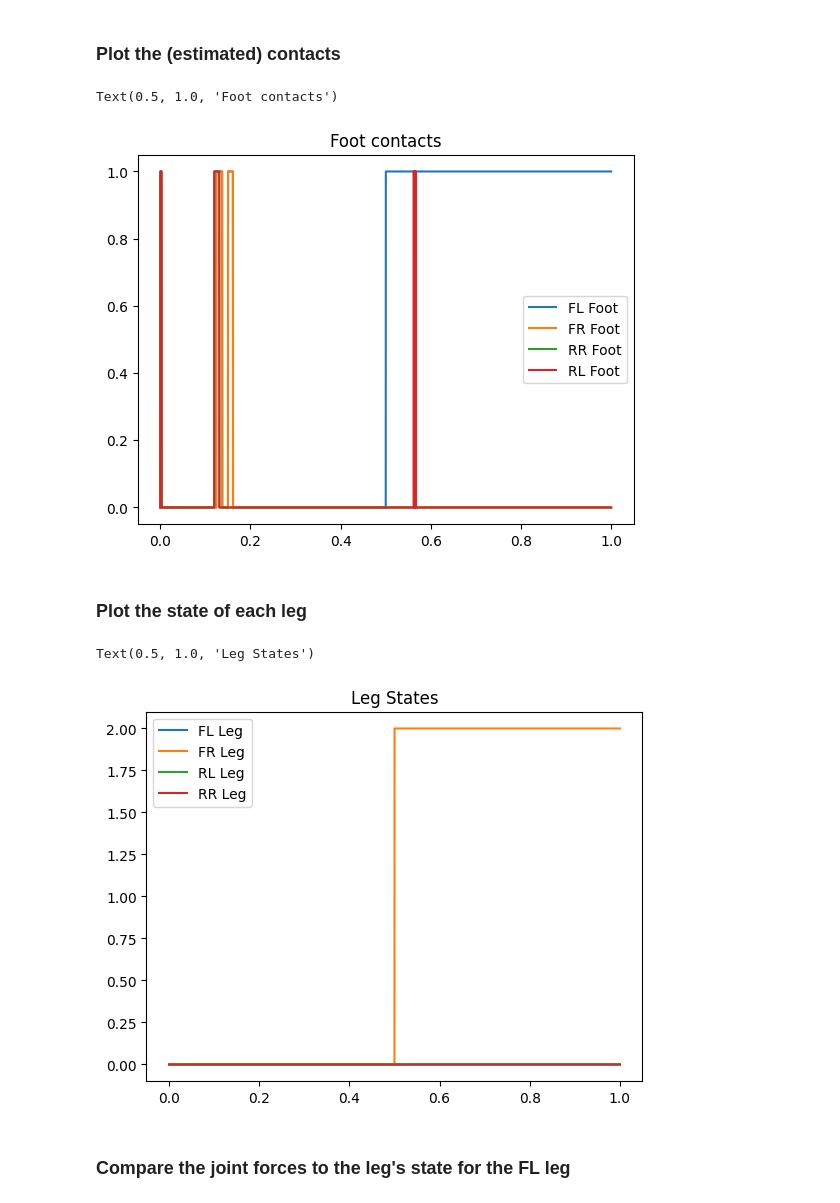
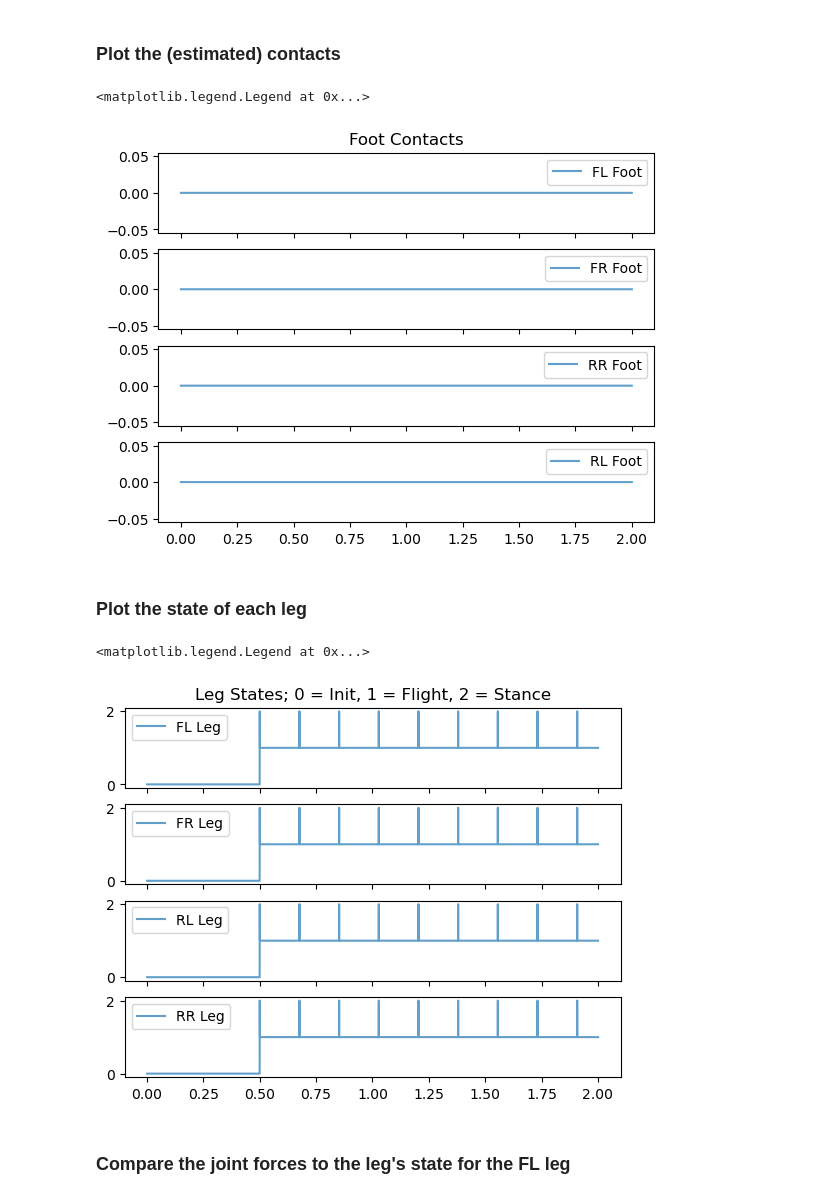
Before and after one commit to jack33001/.vscode, a Jupyter notebook: main.ipynb, the cells around one changed output. Drawn from its saved outputs; the diff is of its cells as text; code cells hidden in the pictures.

```diff
--- a/main.ipynb
+++ b/main.ipynb
@@ -102,6 +104,8 @@ def state_estimation(model, data):
     for leg in legs:
         # update the leg's current position
         leg.curr_pos = curr_pos[6 + 2 * i:8 + 2 * i]
+        # update the leg's current velocity
+        leg.curr_vel = curr_vel[6 + 2 * i:8 + 2 * i]
         #print(leg.curr_pos)
         # update the body attitude
         leg.pitch = curr_pos[3]
@@ -120,8 +124,9 @@ def state_estimation(model, data):
                                 2 * i + 1] / window_len
         # update the leg force
         leg.curr_force = curr_forces[2 * i:2 * i + 2]
-        # detect contact
+        # resolve the contact state
         leg.detect_contact()
+        leg.detect_liftoff()
         # increment the counter
         i = i + 1
 
@@ -140,7 +145,7 @@ def update_controller(model, data):
 
     # run gait scheduling layer
     gait_scheduler.time = data.time
-    gait_scheduler.fixed_time_walk(fr_leg, fl_leg, rr_leg, rl_leg)
+    gait_scheduler.fixed_time_bound(fr_leg, fl_leg, rr_leg, rl_leg)
 
     # run leg control layer
     i = 0
@@ -167,6 +172,8 @@ def update_controller(model, data):
             # the actual force is the current force
             actual[2 * i] = leg.curr_force[0]
             actual[2 * i + 1] = leg.curr_force[1]
+            if actual[2 * i] > 8 or actual[2 * i + 1] > 8:
+                pass#print('Saturating!')
             # the desired force is the controller output with no offsets applied, so no changes are necessary
         i = i + 1
 
@@ -182,18 +189,23 @@ update_controller(model, data)
 # %% [markdown]
 # Simulate, render, and record the behaviour of the system
 # %%
+# initialize the simulation
+mujoco.mj_resetData(model, data)
+
 # define parameters of rendering and sim
-duration = 1  # (seconds)
+duration = 2  # (seconds)
 framerate = 30  # (Hz)
+slomo_factor = 2
 n_steps = int(duration / model.opt.timestep + 1)
 
 # allocate memory for arrays
 frames = []
 positions = np.zeros((n_steps, model.nv))
+velocities = np.zeros((n_steps, model.nv))
 forces = np.zeros((n_steps, model.nv))
 avg_forces = np.zeros((n_steps, model.nv))
 contacts = np.zeros((n_steps, 4))
-controller_output = np.zeros((n_steps,2))
+controller_output = np.zeros((n_steps, 2))
 control_input = np.zeros((n_steps, 8))
 controller_time = np.zeros(n_steps)
 states = np.zeros((n_steps, 4))
@@ -219,6 +231,7 @@ for i in tqdm(range(n_steps)):
     # store any data we need stored (lower resolution to save on time)
     positions[i] = np.concatenate(
         (data.qpos[:6], model_to_abs(data.qpos[7:15])))
+    velocities[i] = data.qvel
     time[i] = data.time
     forces[i] = data.qfrc_inverse
     avg_forces[i] = np.array(
@@ -240,5 +253,6 @@ for i in tqdm(range(n_steps)):
         renderer.update_scene(data, camera)
         pixels = renderer.render()
         frames.append(pixels)
-media.show_video(frames, fps=framerate)
+media.show_video(frames, fps=framerate/slomo_factor)
+print(data.contact)
 # %% [output]
@@ -310,27 +388,35 @@ plt.legend()
 # %% [markdown]
 ### Plot the (estimated) contacts
 # %%
-plt.plot(time, np.array(contacts[:, 0]), label='FL Foot')
-plt.plot(time, np.array(contacts[:, 1]), label='FR Foot')
-plt.plot(time, np.array(contacts[:, 2]), label='RR Foot')
-plt.plot(time, np.array(contacts[:, 3]), label='RL Foot')
-plt.legend()
-plt.title("Foot contacts")
+fig, ax = plt.subplots(nrows=4, ncols=1, sharex=True)
+ax[0].set_title("Foot Contacts")
+ax[0].plot(time, np.array(contacts[:, 0]), label='FL Foot', alpha=0.7)
+ax[1].plot(time, np.array(contacts[:, 1]), label='FR Foot', alpha=0.7)
+ax[2].plot(time, np.array(contacts[:, 2]), label='RR Foot', alpha=0.7)
+ax[3].plot(time, np.array(contacts[:, 3]), label='RL Foot', alpha=0.7)
+ax[0].legend()
+ax[1].legend()
+ax[2].legend()
+ax[3].legend()
 # %% [output]
-Text(0.5, 1.0, 'Foot contacts')
+<matplotlib.legend.Legend at 0x...>
-[figure, old version]
+[figure, new version]
 # %% [markdown]
 ### Plot the state of each leg
 # %%
-plt.plot(time, states[:, 0], label='FL Leg')
-plt.plot(time, states[:, 1], label='FR Leg')
-plt.plot(time, states[:, 2], label='RL Leg')
-plt.plot(time, states[:, 3], label='RR Leg')
-plt.legend()
-plt.title("Leg States")
+fig, ax = plt.subplots(nrows=4, ncols=1, sharex=True)
+ax[0].set_title("Leg States; 0 = Init, 1 = Flight, 2 = Stance")
+ax[0].plot(time, states[:, 0], label='FL Leg', alpha=0.7)
+ax[1].plot(time, states[:, 1], label='FR Leg', alpha=0.7)
+ax[2].plot(time, states[:, 2], label='RL Leg', alpha=0.7)
+ax[3].plot(time, states[:, 3], label='RR Leg', alpha=0.7)
+ax[0].legend()
+ax[1].legend()
+ax[2].legend()
+ax[3].legend()
 # %% [output]
-Text(0.5, 1.0, 'Leg States')
+<matplotlib.legend.Legend at 0x...>
-[figure, old version]
+[figure, new version]
 # %% [markdown]
 ### Compare the joint forces to the leg's state for the FL leg
 # %%
```
Also changed, not shown: parts of 21 cells of this notebook, 8 other files.
